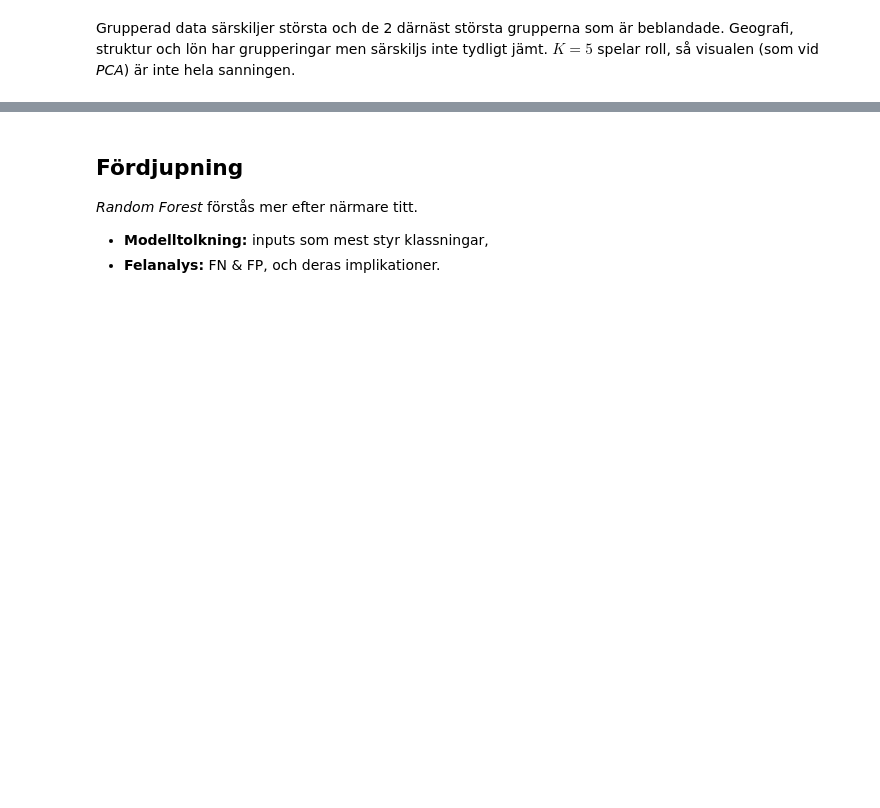
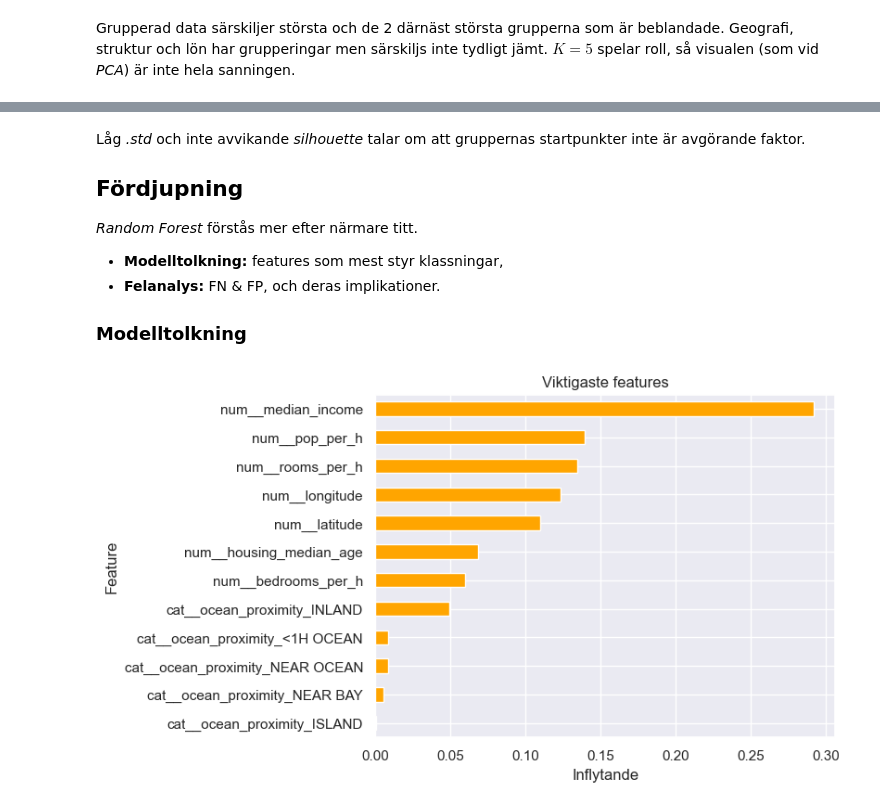
Before and after one commit to MaWe96/California-Housing-ML, a Jupyter notebook: notebook.ipynb, the cells around one changed output, grey strips where cells are left out. Cells and saved outputs as stored; diff of their text form; code cells hidden in the pictures; blank space fills up the shorter version.

Commit message:
Lade till kluster-stabilitet och fördjupning: modelltolkning och felanalys

```diff
--- a/notebook.ipynb
+++ b/notebook.ipynb
@@ -717,5 +742,28 @@ $5$ klusterna särskiljs mestadels i geografi, ekonomi & husstruktur. Möjlighet
 # %% [markdown]
+Låg *.std* och inte avvikande *silhouette* talar om att gruppernas startpunkter inte är avgörande faktor.
+
 ## Fördjupning
 *Random Forest* förstås mer efter närmare titt.
-* **Modelltolkning:** inputs som mest styr klassningar,
+* **Modelltolkning:** features som mest styr klassningar,
 * **Felanalys:** FN & FP, och deras implikationer.
+
+### Modelltolkning
+# %%
+# påverkande faktorer från scipy dokumentation
+# https://scikit-learn.org/stable/auto_examples/ensemble/plot_forest_importances.html
+importances = best_model.named_steps["model"].feature_importances_
+feat_names = best_model.named_steps["preprocessor"].get_feature_names_out()
+
+df_feat_importance = pd.DataFrame({
+        "Feature": feat_names,
+        "Importance": importances
+}).sort_values(by="Importance")
+
+
+df_feat_importance.plot(kind="barh",x="Feature",y="Importance",legend=False,color="orange")
+plt.title("Viktigaste features")
+plt.ylabel("Feature")
+plt.xlabel("Inflytande")
+plt.show()
+# %% [output]
+[figure, added]
```
Also changed, not shown: parts of 10 cells of this notebook, 1 other file.
